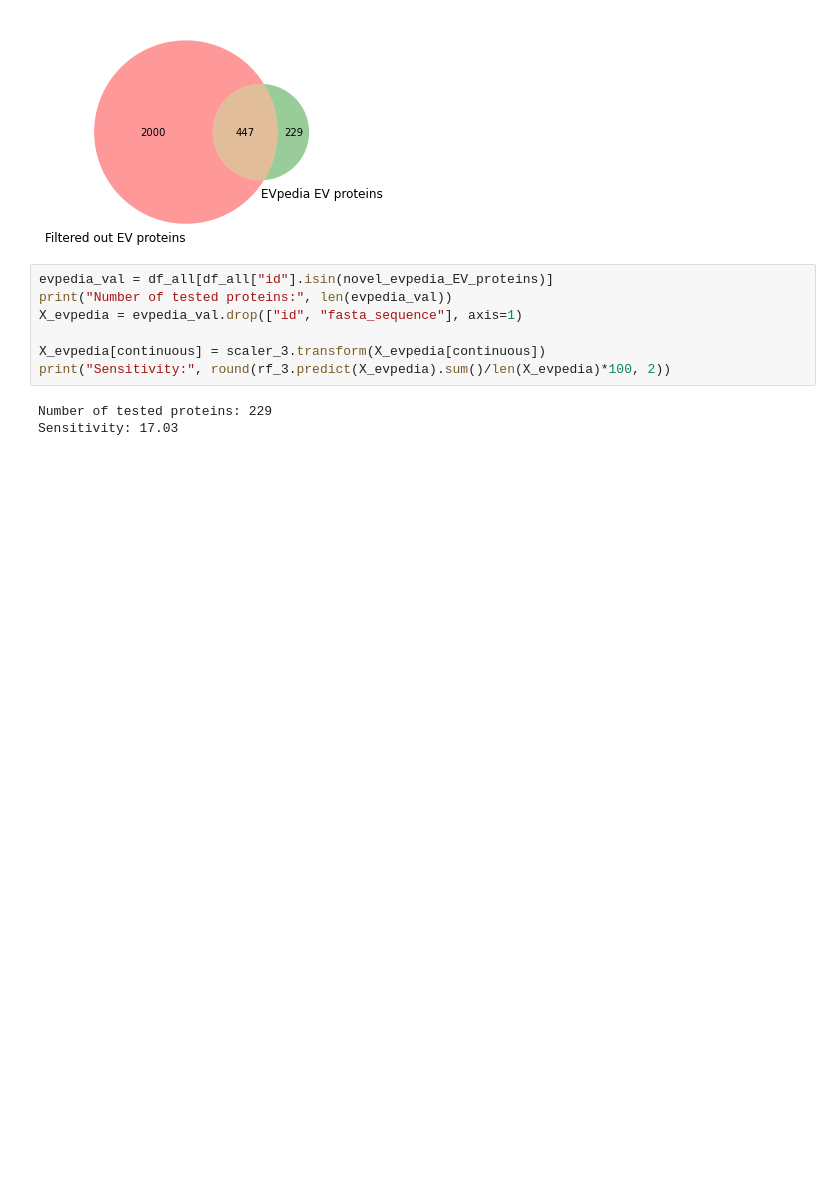
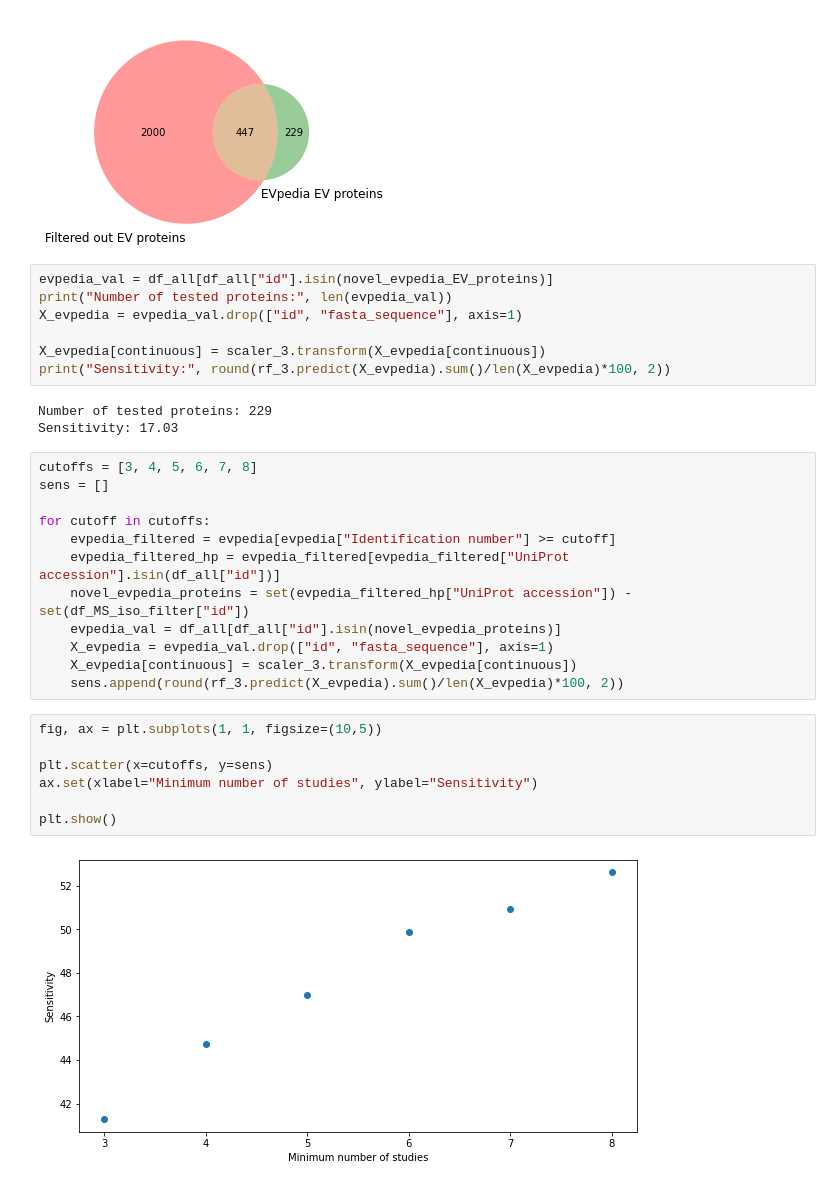
Before and after one commit to ibivu/ExtracellularVesicles, a Jupyter notebook: Code/Appendix/EVpedia.ipynb, the cells around one changed output. Drawn from its saved outputs; the diff is of its cells as text; blank space fills up the shorter version.

Commit message:
Create figure for EVpedia set sensitivity

```diff
--- a/Code/Appendix/EVpedia.ipynb
+++ b/Code/Appendix/EVpedia.ipynb
@@ -165,3 +165,24 @@ print("Sensitivity:", round(rf_3.predict(X_evpedia).sum()/len(X_evpedia)*100, 2)
 # %% [output]
 Number of tested proteins: 229
 Sensitivity: 17.03
+# %%
+cutoffs = [3, 4, 5, 6, 7, 8]
+sens = []
+
+for cutoff in cutoffs:
+    evpedia_filtered = evpedia[evpedia["Identification number"] >= cutoff]
+    evpedia_filtered_hp = evpedia_filtered[evpedia_filtered["UniProt accession"].isin(df_all["id"])]
+    novel_evpedia_proteins = set(evpedia_filtered_hp["UniProt accession"]) - set(df_MS_iso_filter["id"])
+    evpedia_val = df_all[df_all["id"].isin(novel_evpedia_proteins)]
+    X_evpedia = evpedia_val.drop(["id", "fasta_sequence"], axis=1)
+    X_evpedia[continuous] = scaler_3.transform(X_evpedia[continuous])
+    sens.append(round(rf_3.predict(X_evpedia).sum()/len(X_evpedia)*100, 2))
+# %%
+fig, ax = plt.subplots(1, 1, figsize=(10,5))
+
+plt.scatter(x=cutoffs, y=sens)
+ax.set(xlabel="Minimum number of studies", ylabel="Sensitivity")
+
+plt.show()
+# %% [output]
+[figure, added]
```
